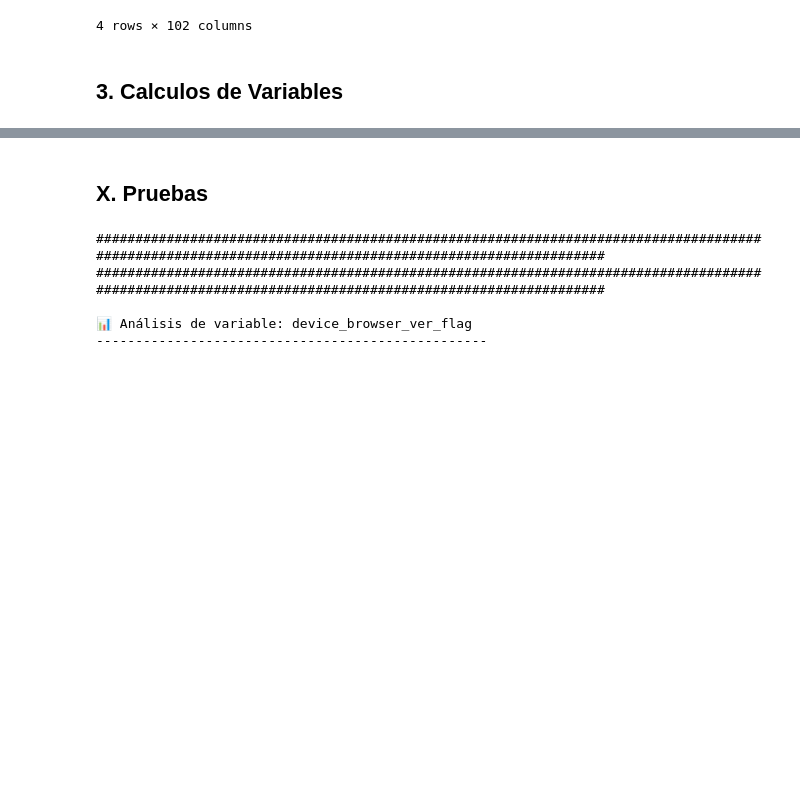
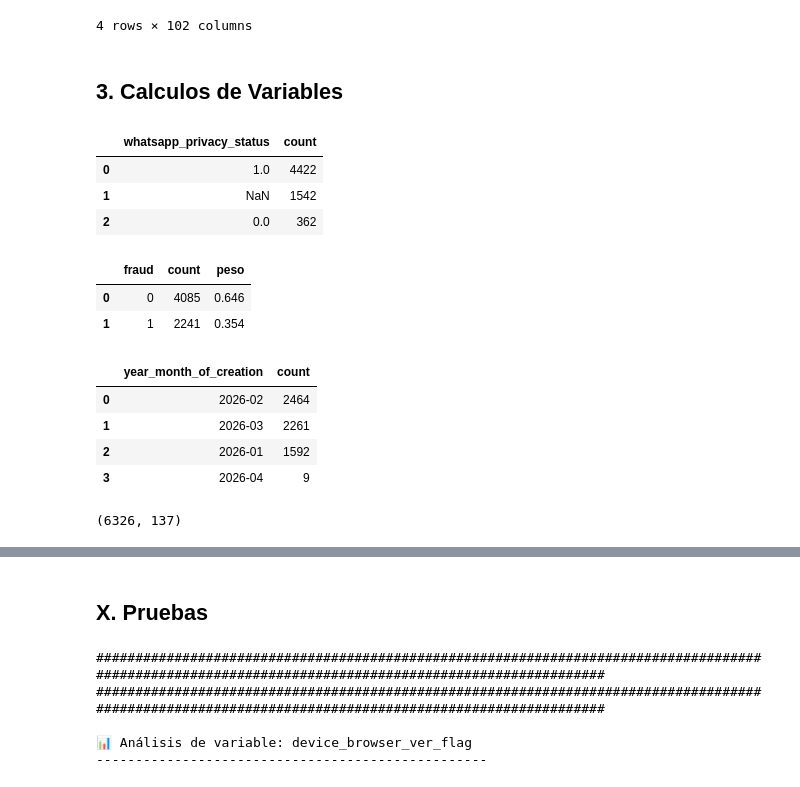
Before and after one commit to cgomez-QB/Fraud-Model, a Jupyter notebook: src/first_exploration/add_users_model.ipynb, the cells around one changed output, grey strips where cells are left out. Drawn from its saved outputs; the diff is of its cells as text; code cells hidden in the pictures; blank space fills up the shorter version.

```diff
--- a/src/first_exploration/add_users_model.ipynb
+++ b/src/first_exploration/add_users_model.ipynb
@@ -1041,3 +1035,45 @@ df_final [[
     'bizzum_no_salary_risk'
 
 ]] = df_final.apply(lambda row: bizzum_vars(row),axis=1, result_type='expand')
+
+df_final['email_has_image'] = np.where(df_final['email_image_source'].isna(),0,1)
+df_final['whatsapp_privacy_status'] = np.where(df_final['whatsapp_privacy_status']=='private',1, np.where(df_final['whatsapp_privacy_status']=='public',0, np.nan))
+# %%
+df_final['whatsapp_privacy_status'].value_counts(dropna=False).reset_index()
+# %% [output]
+|  | whatsapp_privacy_status | count |
+| 0 | 1.0 | 4422 |
+| 1 | NaN | 1542 |
+| 2 | 0.0 | 362 |
+# %%
+"""
+# fraude calculada partir de los datos del notebook exploratory_data_analysis a partir del dr90 promedio de los usuarios marcados como fraude
+donde los usuarios de julio-agosto del 25 (mas similares a los de df_26) tienen un dr promedio de 0.964293.
+
+"""
+
+# df_final['fraud'] = np.where(df_final['dr90']>=0.964293, 1, 0)
+df_final['fraud'] = np.where(df_final['dr90']>=0.964293, 1, 0)
+
+df_count = df_final['fraud'].value_counts().reset_index()
+
+df_count['peso'] = round(df_count['count'] / df_count['count'].sum(), 3)
+df_count
+# %% [output]
+|  | fraud | count | peso |
+| 0 | 0 | 4085 | 0.646 |
+| 1 | 1 | 2241 | 0.354 |
+# %%
+df_final.groupby('year_month_of_creation')
+
+df_final['year_month_of_creation'].value_counts().reset_index()
+# %% [output]
+|  | year_month_of_creation | count |
+| 0 | 2026-02 | 2464 |
+| 1 | 2026-03 | 2261 |
+| 2 | 2026-01 | 1592 |
+| 3 | 2026-04 | 9 |
+# %%
+df_final.shape
+# %% [output]
+(6326, 137)
```
Also changed, not shown: parts of 9 cells of this notebook, 2 other files.
